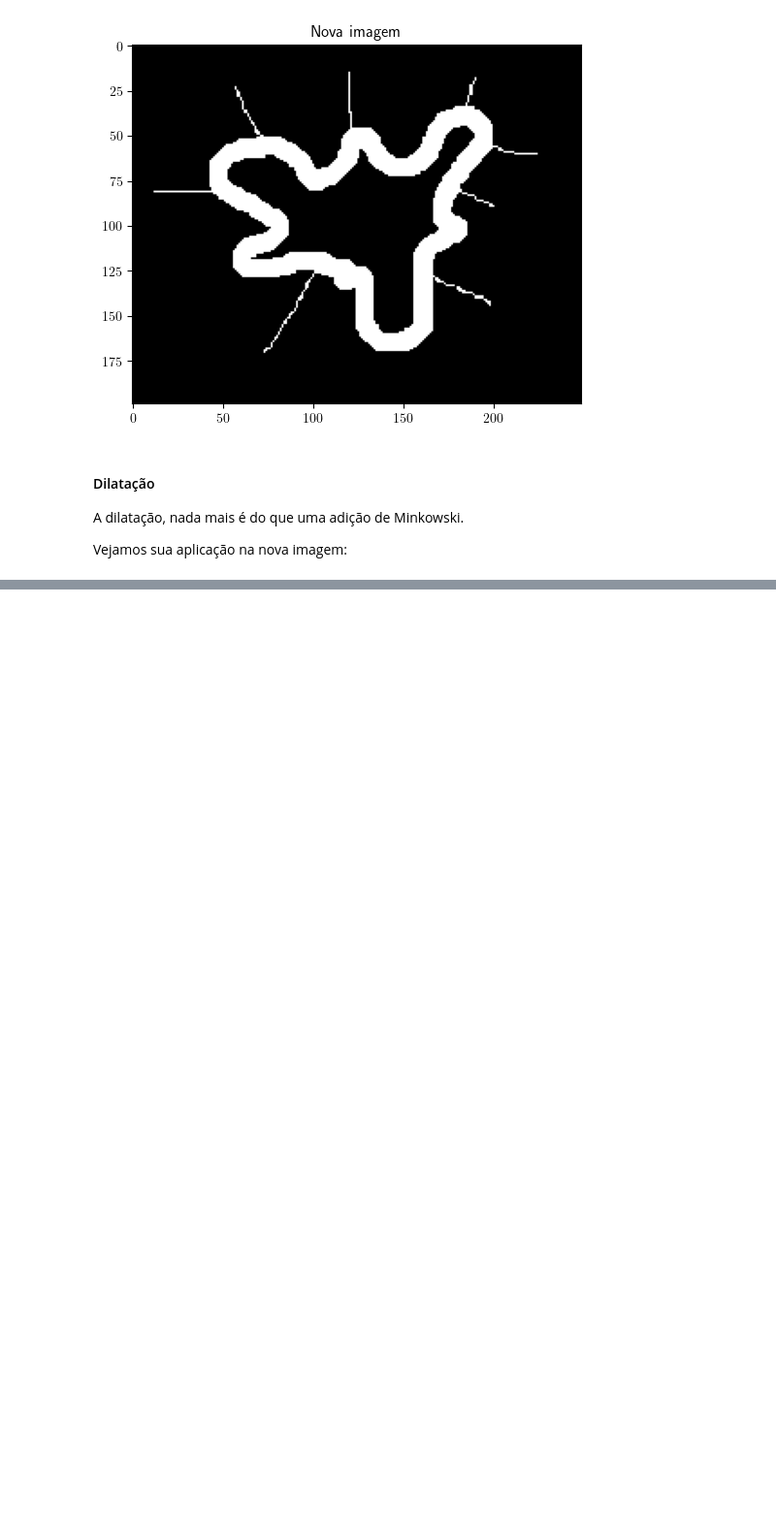
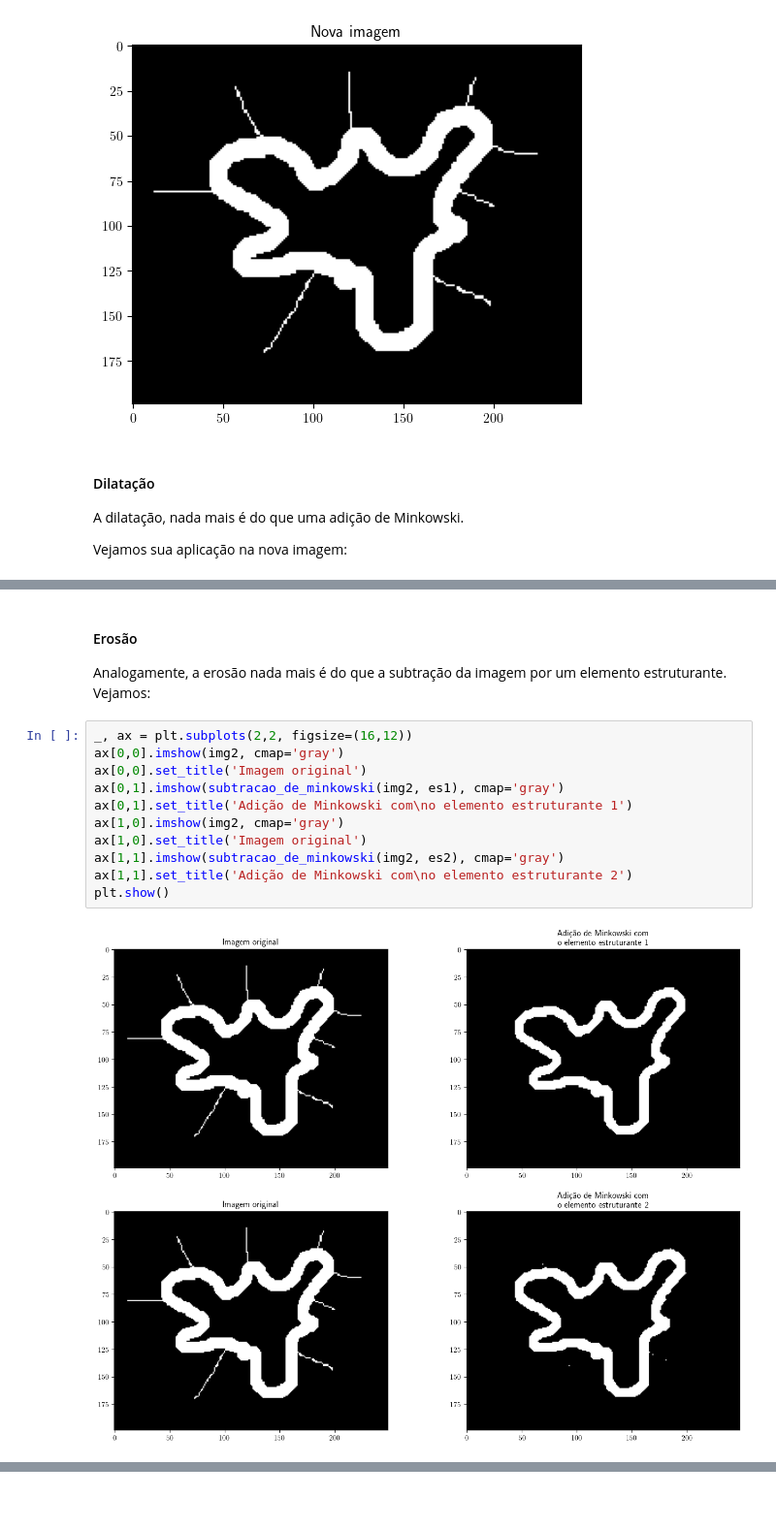
Before and after one commit to lamac-uece/tutoriais-lamac, a Jupyter notebook: processamento_de_imagens/morfologia_matematica.ipynb, the cells around one changed output, grey strips where cells are left out. Shown at 97% size. Drawn from its saved outputs; the diff is of its cells as text; blank space fills up the shorter version.

```diff
--- a/processamento_de_imagens/morfologia_matematica.ipynb
+++ b/processamento_de_imagens/morfologia_matematica.ipynb
@@ -366,0 +380,17 @@ Vejamos sua aplicação na nova imagem:
+# %% [markdown]
+#### Erosão
+
+Analogamente, a erosão nada mais é do que a subtração da imagem por um elemento estruturante. Vejamos:
+# %%
+_, ax = plt.subplots(2,2, figsize=(16,12))
+ax[0,0].imshow(img2, cmap='gray')
+ax[0,0].set_title('Imagem original')
+ax[0,1].imshow(subtracao_de_minkowski(img2, es1), cmap='gray')
+ax[0,1].set_title('Adição de Minkowski com\no elemento estruturante 1')
+ax[1,0].imshow(img2, cmap='gray')
+ax[1,0].set_title('Imagem original')
+ax[1,1].imshow(subtracao_de_minkowski(img2, es2), cmap='gray')
+ax[1,1].set_title('Adição de Minkowski com\no elemento estruturante 2')
+plt.show()
+# %% [output]
+[figure, added]
```
Also changed, not shown: parts of 10 cells of this notebook.
